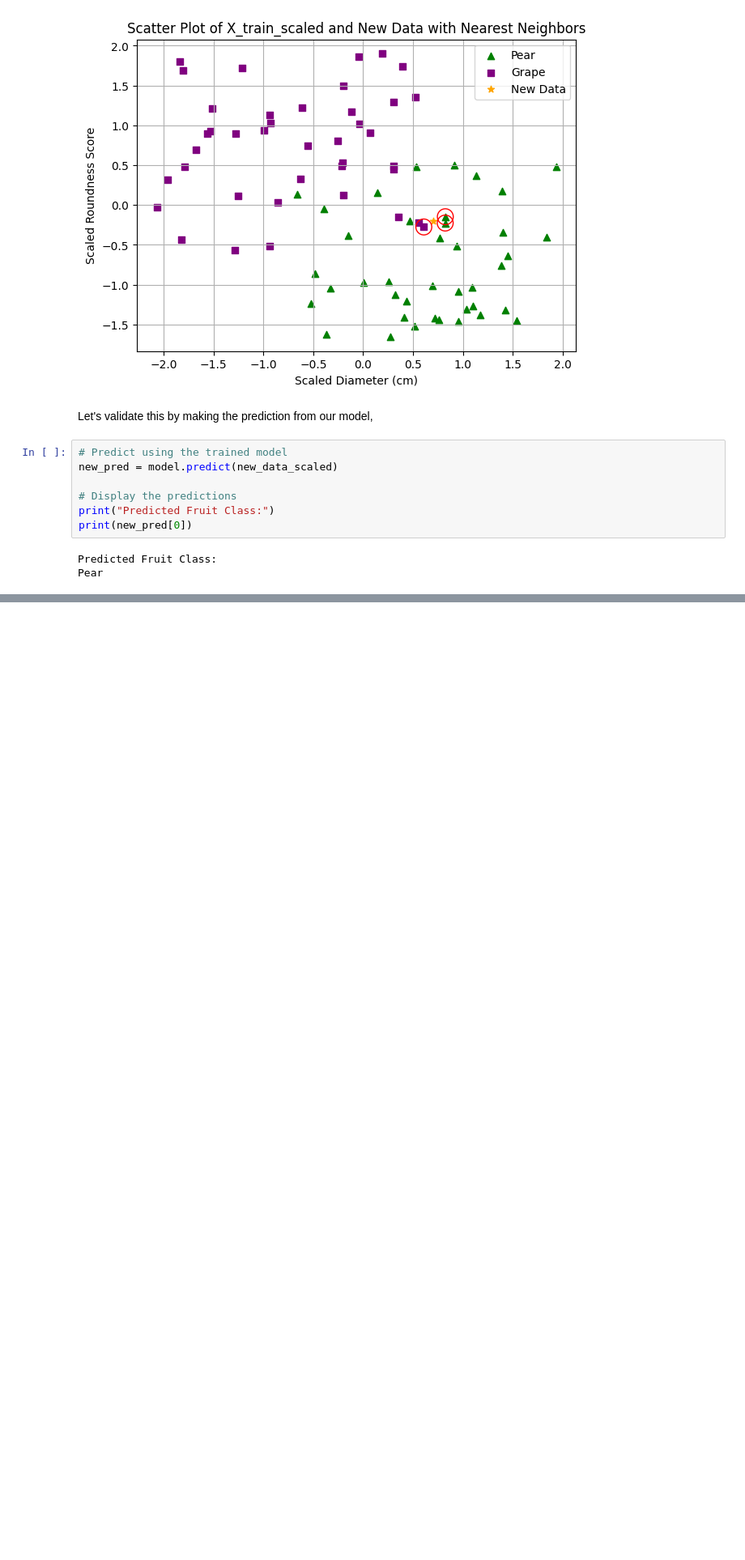
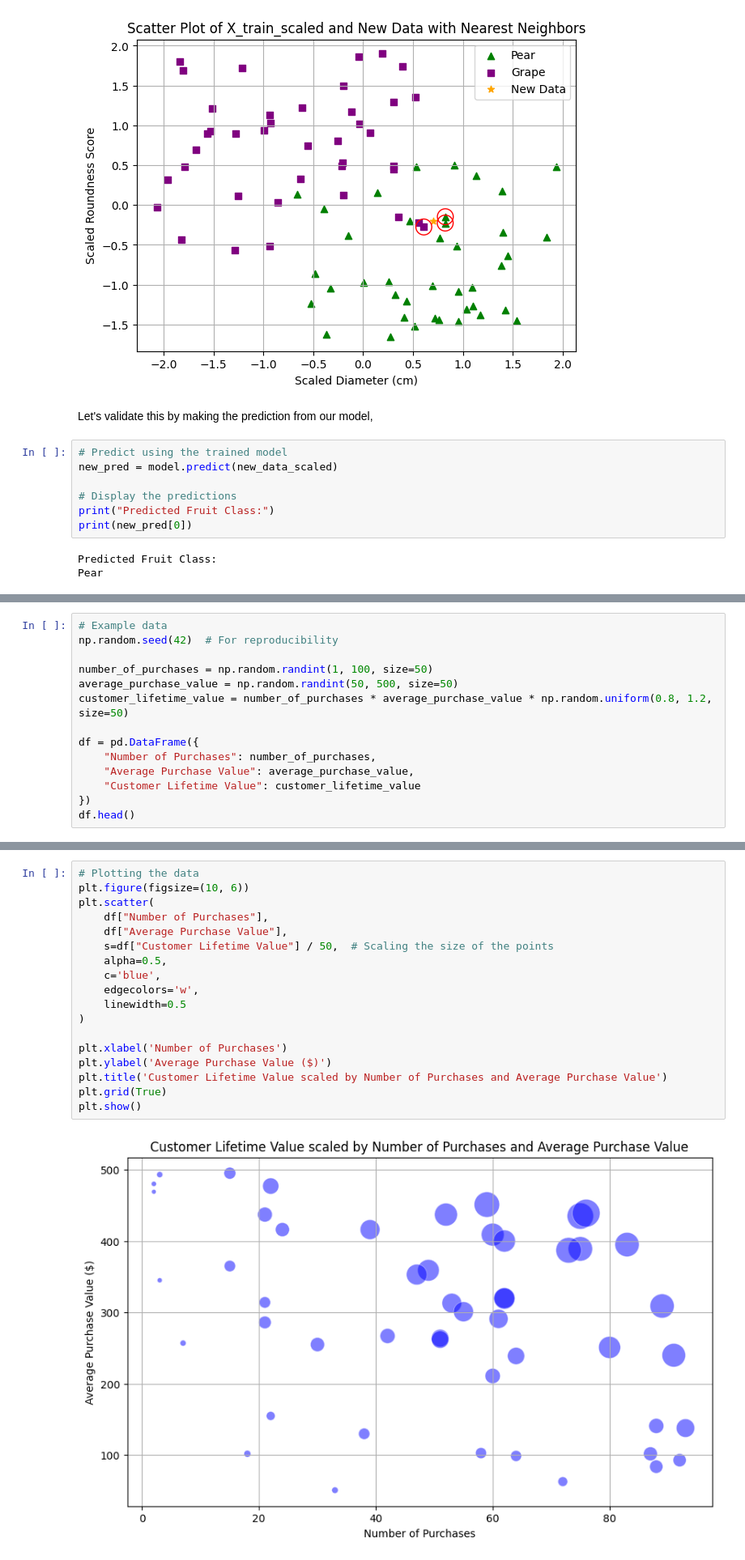
Before and after one commit to themarisolhernandez/ds-review-lessons, a Jupyter notebook: 11-k-nearest-neighbors.ipynb, the cells around one changed output, grey strips where cells are left out. Shown at 81% size. Drawn from its saved outputs; the diff is of its cells as text; blank space fills up the shorter version.

```diff
--- a/11-k-nearest-neighbors.ipynb
+++ b/11-k-nearest-neighbors.ipynb
@@ -697,0 +706,14 @@ Pear
+# %%
+# Example data
+np.random.seed(42)  # For reproducibility
+
+number_of_purchases = np.random.randint(1, 100, size=50)
+average_purchase_value = np.random.randint(50, 500, size=50)
+customer_lifetime_value = number_of_purchases * average_purchase_value * np.random.uniform(0.8, 1.2, size=50)
+
+df = pd.DataFrame({
+    "Number of Purchases": number_of_purchases,
+    "Average Purchase Value": average_purchase_value,
+    "Customer Lifetime Value": customer_lifetime_value
+})
+df.head()
@@ -697,0 +730,20 @@ Pear
+# %%
+# Plotting the data
+plt.figure(figsize=(10, 6))
+plt.scatter(
+    df["Number of Purchases"],
+    df["Average Purchase Value"],
+    s=df["Customer Lifetime Value"] / 50,  # Scaling the size of the points
+    alpha=0.5,
+    c='blue',
+    edgecolors='w',
+    linewidth=0.5
+)
+
+plt.xlabel('Number of Purchases')
+plt.ylabel('Average Purchase Value ($)')
+plt.title('Customer Lifetime Value scaled by Number of Purchases and Average Purchase Value')
+plt.grid(True)
+plt.show()
+# %% [output]
+[figure, added]
```
Also changed, not shown: parts of 30 cells of this notebook.
